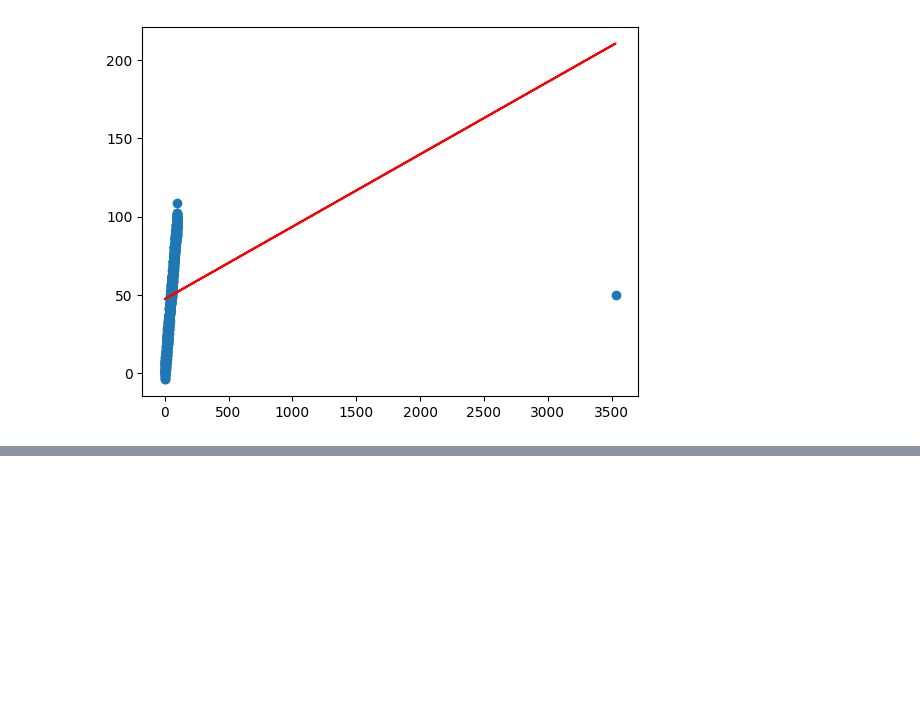
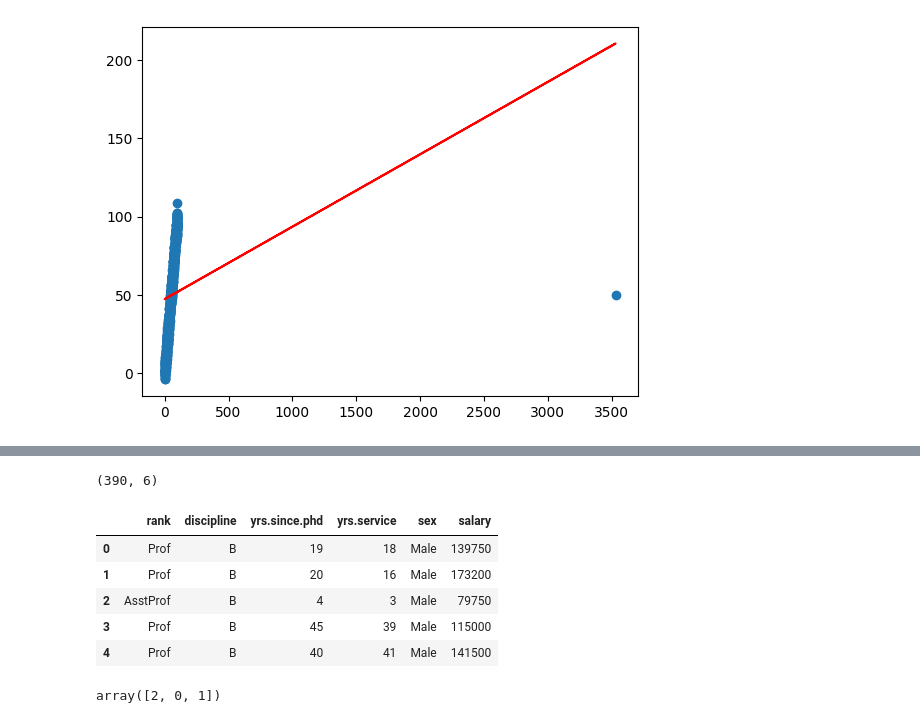
Before and after one commit to notice4/google-colab-study, a Jupyter notebook: regression_prep.ipynb, the cells around one changed output, grey strips where cells are left out. Drawn from its saved outputs; the diff is of its cells as text; code cells hidden in the pictures; blank space fills up the shorter version.

```diff
--- a/regression_prep.ipynb
+++ b/regression_prep.ipynb
@@ -62,0 +135,18 @@ import numpy as np
+# %%
+salary.shape
+# %% [output]
+(390, 6)
+# %%
+salary.head()
+# %% [output]
+|  | rank | discipline | yrs.since.phd | yrs.service | sex | salary |
+| 0 | Prof | B | 19 | 18 | Male | 139750 |
+| 1 | Prof | B | 20 | 16 | Male | 173200 |
+| 2 | AsstProf | B | 4 | 3 | Male | 79750 |
+| 3 | Prof | B | 45 | 39 | Male | 115000 |
+| 4 | Prof | B | 40 | 41 | Male | 141500 |
+# %%
+salary['rank'] = salary['rank'].map({'Prof':2, 'AssocProf':1, 'AsstProf':0})
+salary['rank'].unique()
+# %% [output]
+array([2, 0, 1])
```
Also changed, not shown: parts of 20 cells of this notebook.
